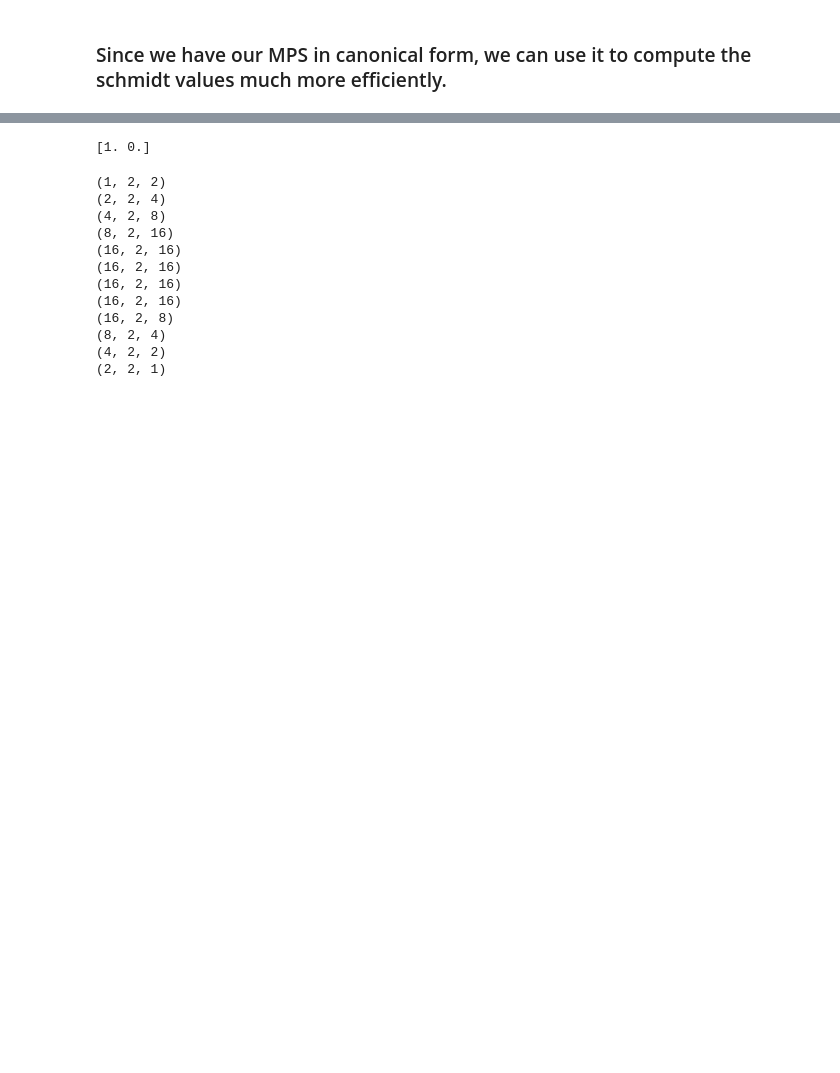
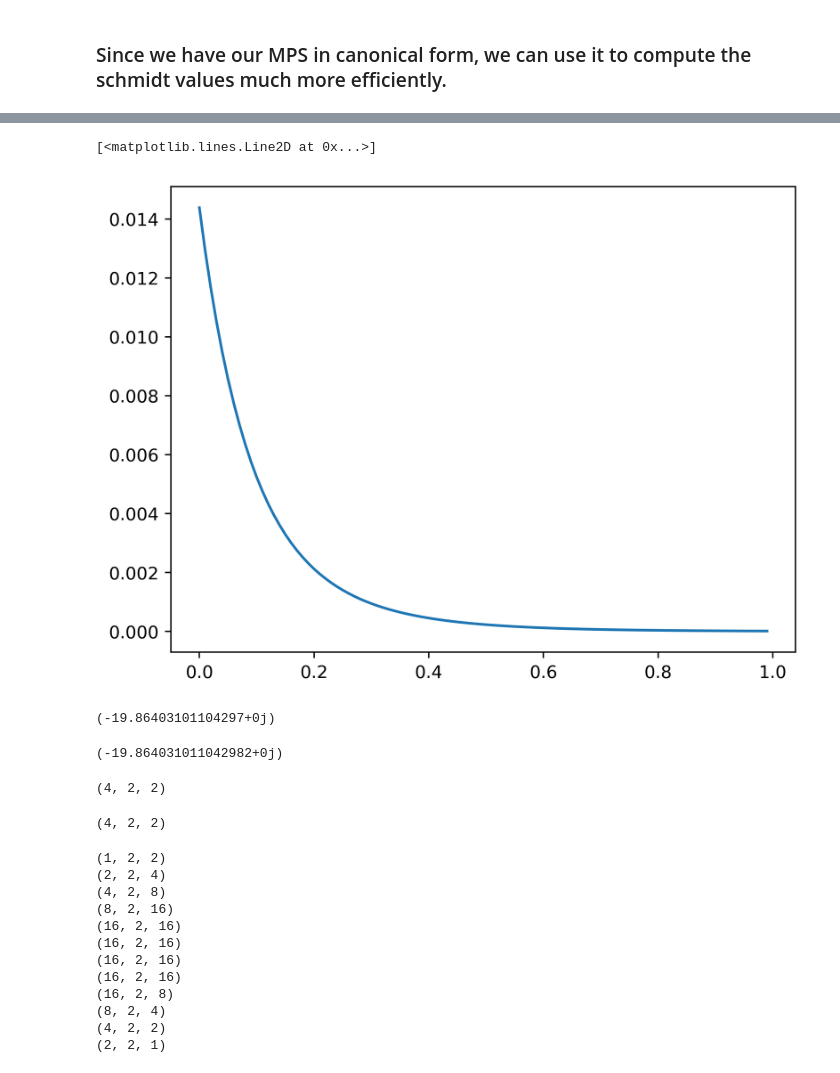
Before and after one commit to Abhiram2006/ph121c-hwk4, a Jupyter notebook: assign4/imaginary-time-evolution.ipynb, the cells around one changed output, grey strips where cells are left out. Drawn from its saved outputs; the diff is of its cells as text; code cells hidden in the pictures; blank space fills up the shorter version.

```diff
--- a/assign4/imaginary-time-evolution.ipynb
+++ b/assign4/imaginary-time-evolution.ipynb
@@ -470,7 +544,24 @@ evolved_ket, canonical_tracker = time_evolution(10, J, hx, hz, ket, 16, 100)
+# %%
+plt.plot(Ts, np.diff(np.real(energies))/np.array(energies)[1:])
+# %% [output]
+[<matplotlib.lines.Line2D at 0x...>]
+[figure, added]
+# %%
+expectation_value_energy(evolved_ket, hx, hz, J)
+# %% [output]
+(-19.86403101104297+0j)
+# %%
+expectation_value_energy_canonical(canonical_tracker, hx, hz, J)
+# %% [output]
+(-19.864031011042982+0j)
+# %%
+print(canonical_tracker[2][0].shape)
+# %% [output]
+(4, 2, 2)
 # %%
-print(canonical_tracker[0][1])
+print(canonical_tracker2[2][0].shape)
 # %% [output]
-[1. 0.]
+(4, 2, 2)
 # %%
 evolved_ket, canonical_tracker = bond_dimension_conserver(1, ket)
 # %%
```
Also changed, not shown: parts of 7 cells of this notebook.
